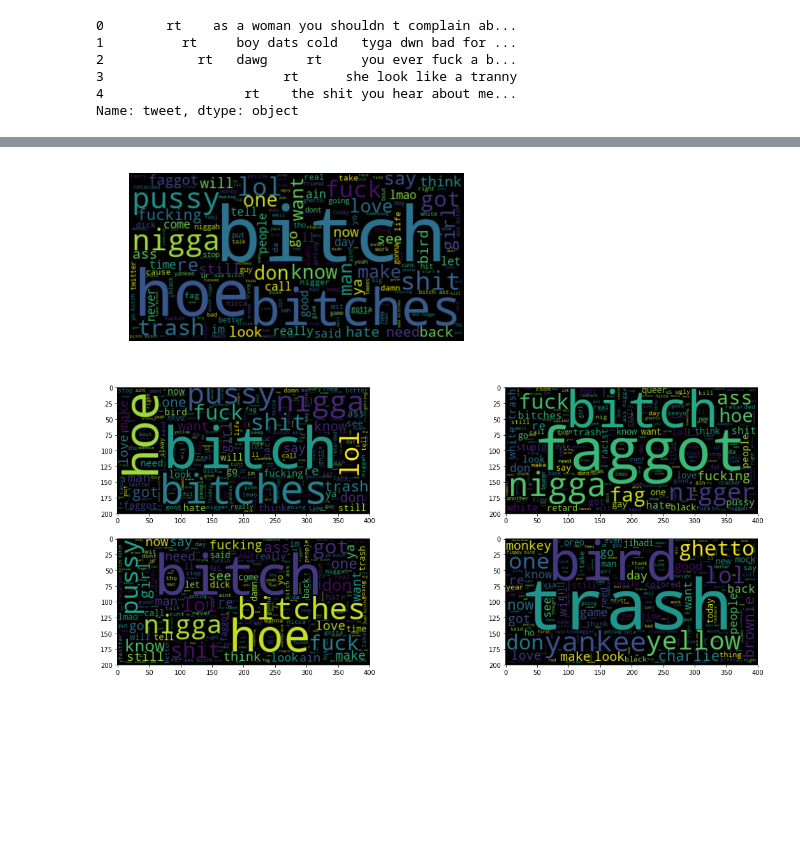
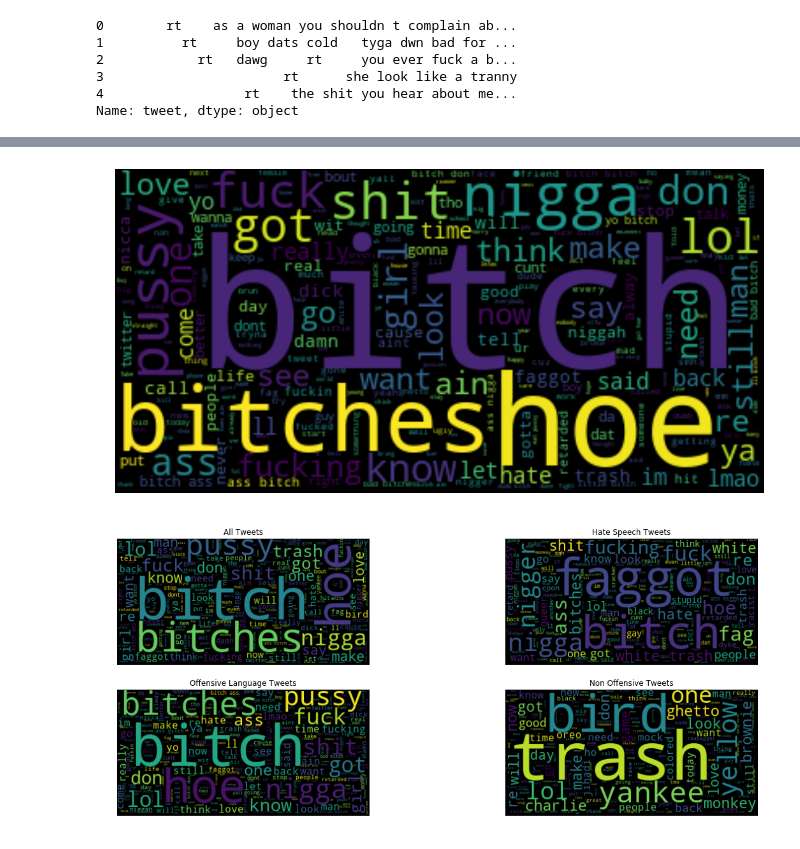
Before and after one commit to adamsxs/metis_project_04_NLP, a Jupyter notebook: 01_EDA_initial_processing.ipynb, the cells around one changed output, grey strips where cells are left out. Saved outputs shown, nothing was run; the diff lists cells and outputs as text; code cells hidden in the pictures; blank space fills up the shorter version.

```diff
--- a/01_EDA_initial_processing.ipynb
+++ b/01_EDA_initial_processing.ipynb
@@ -196,35 +202,51 @@ from wordcloud import WordCloud, STOPWORDS, ImageColorGenerator
 # %%
 # Create and generate a word cloud image:
+# All tweet text
 wordcloud1 = WordCloud(max_words=1000).generate(' '.join(hate_speech.text))
+# Hateful tweet text
 wordcloud2 = WordCloud(max_words=1000).generate(' '.join(hate_speech[hate_speech['class']==0].text))
+# Offensive tweet text
 wordcloud3 = WordCloud(max_words=1000).generate(' '.join(hate_speech[hate_speech['class']==1].text))
+# Neutral tweet text
 wordcloud4 = WordCloud(max_words=1000).generate(' '.join(hate_speech[hate_speech['class']==2].text))
 
 # Display the generated image:
-plt.imshow(wordcloud1, interpolation='bilinear')
+plt.figure(figsize=[20,20])
+plt.imshow(wordcloud3, interpolation='bilinear')
 plt.axis("off")
+plt.savefig('./images_and_presentation/wordcloud_offensive.png', format='png')
 plt.show()
 # %% [output]
-[figure, old version]
+[figure, new version]
 # %%
 plt.figure(figsize=[20,8])
 
 # Top-left: all words
 ax1 = plt.subplot(221)
 ax1.imshow(wordcloud1, interpolation='bilinear')
+ax1.axis('off')
+ax1.set_title('All Tweets')
 
 # Top-right: tweets labeled as hate speech
 ax2 = plt.subplot(222)
 ax2.imshow(wordcloud2, interpolation='bilinear')
+ax2.axis('off')
+ax2.set_title('Hate Speech Tweets')
 
 # Bottom-left: tweets labeled as offensive
 ax3 =plt.subplot(223)
 ax3.imshow(wordcloud3, interpolation='bilinear')
+ax3.axis('off')
+ax3.set_title('Offensive Language Tweets')
 
 # Bottom-right: tweets labeled as neither offensive nor hate speech
 ax4 = plt.subplot(224)
 ax4.imshow(wordcloud4, interpolation='bilinear')
+ax4.axis('off')
+ax4.set_title('Non Offensive Tweets')
 
+plt.axis('off')
+plt.savefig('./images_and_presentation/wordcloud_subplots.png', format='png')
 plt.show()
 # %% [output]
-[figure, old version]
+[figure, new version]
```
Also changed, not shown: parts of 7 cells of this notebook, 7 other files.
